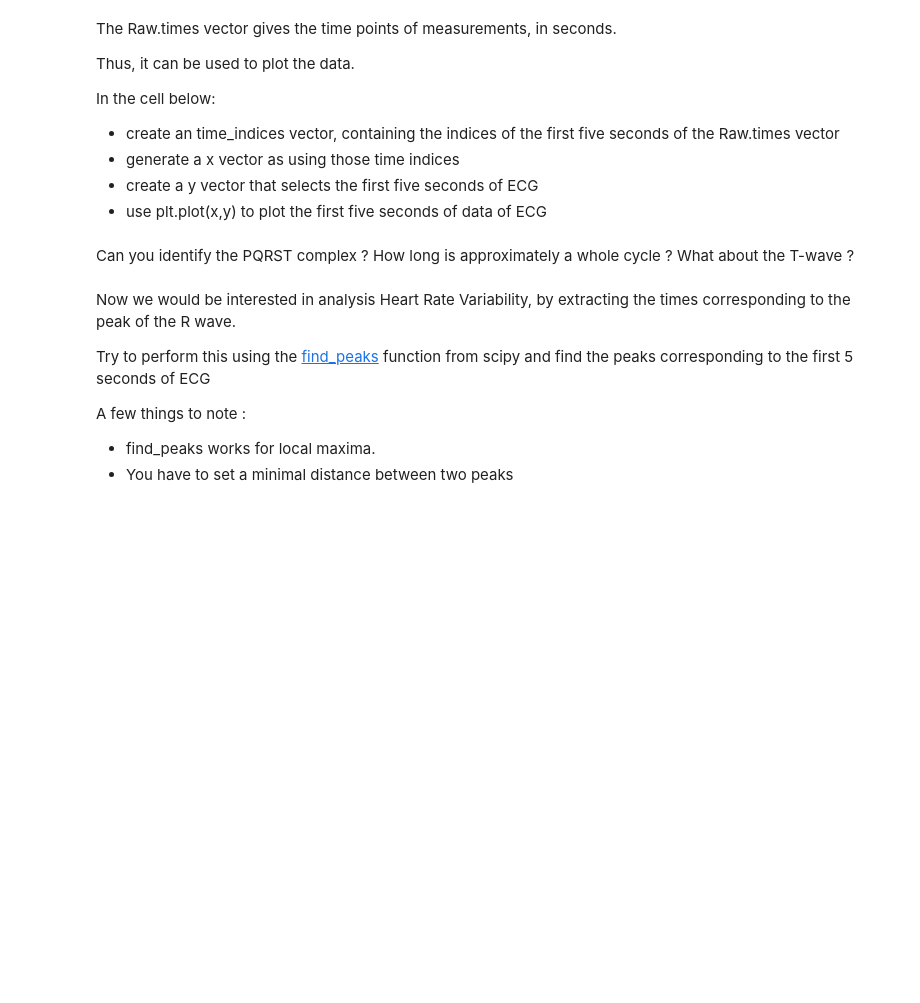
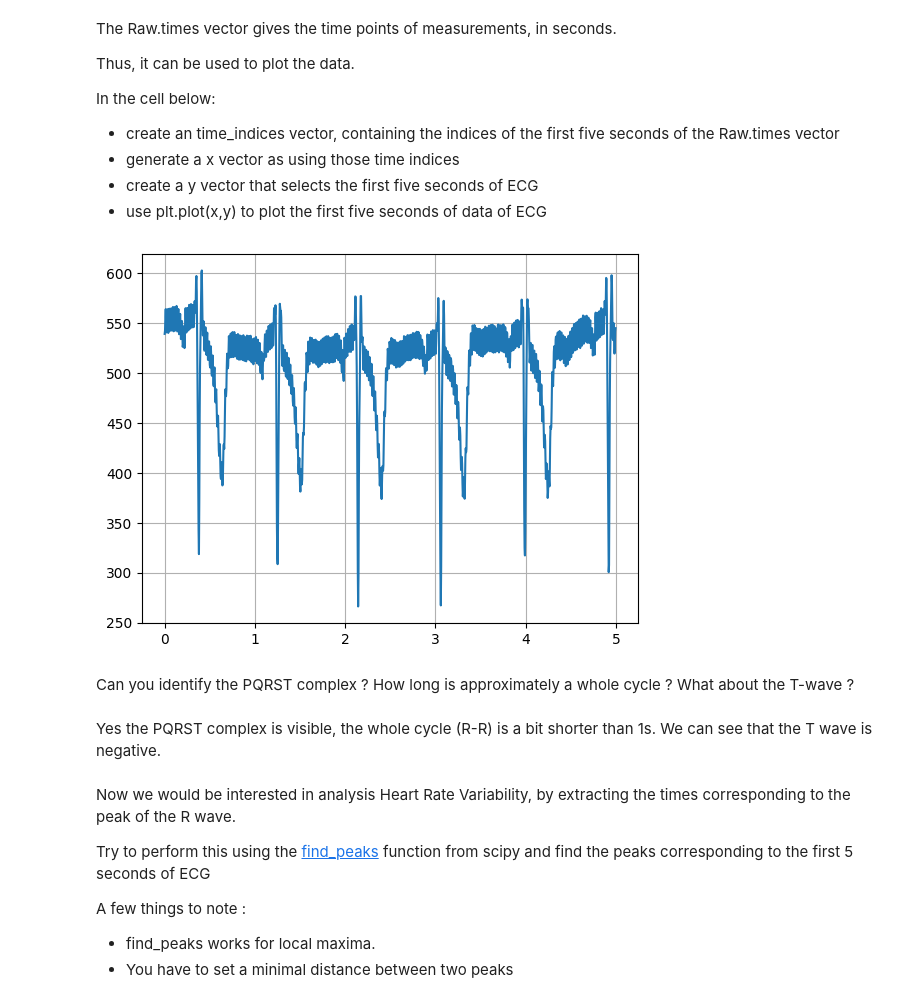
Before and after one commit to OrenT10/projet_ce, a Jupyter notebook: TP/SignauxMedicaux_ECG_EEG.ipynb, the cells around one changed output. Cells and saved outputs as stored; diff of their text form; code cells hidden in the pictures; blank space fills up the shorter version.

```diff
--- a/TP/SignauxMedicaux_ECG_EEG.ipynb
+++ b/TP/SignauxMedicaux_ECG_EEG.ipynb
@@ -496,5 +492,18 @@ y = []
+# %%
+sfreq = int(Raw.info['sfreq'])
+time_indices = Raw.times[0:5 * sfreq]
+x = time_indices
+y = exg_array[4, 0:5 * sfreq]
+plt.plot(x,y)
+plt.grid(True)
+plt.show()
+# %% [output]
+[figure, added]
 # %% [markdown]
 Can you identify the PQRST complex ? How long is approximately a whole cycle ? What about the T-wave ?
+# %% [markdown]
+Yes the PQRST complex is visible, the whole cycle (R-R) is a bit shorter than 1s.
+We can see that the T wave is negative.
 # %% [markdown]
 Now we would be interested in analysis Heart Rate Variability, by extracting the times corresponding to the peak of the R wave.
 
```
Also changed, not shown: parts of 7 cells of this notebook.
